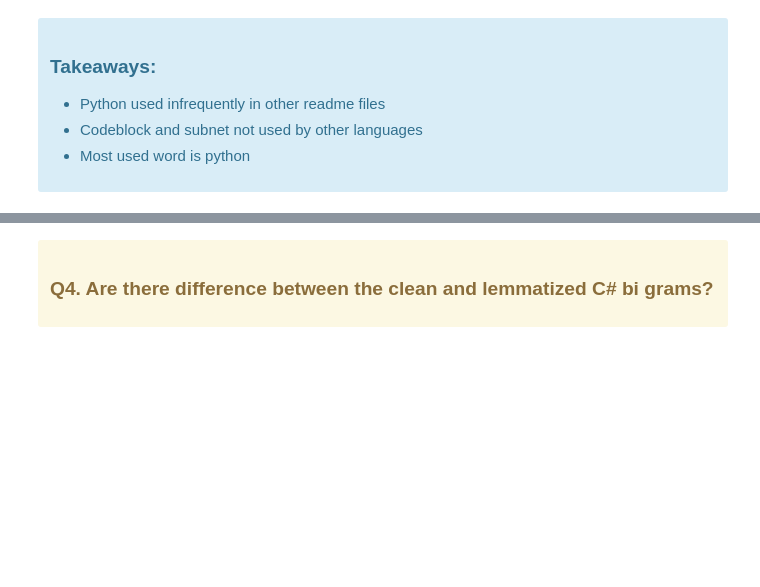
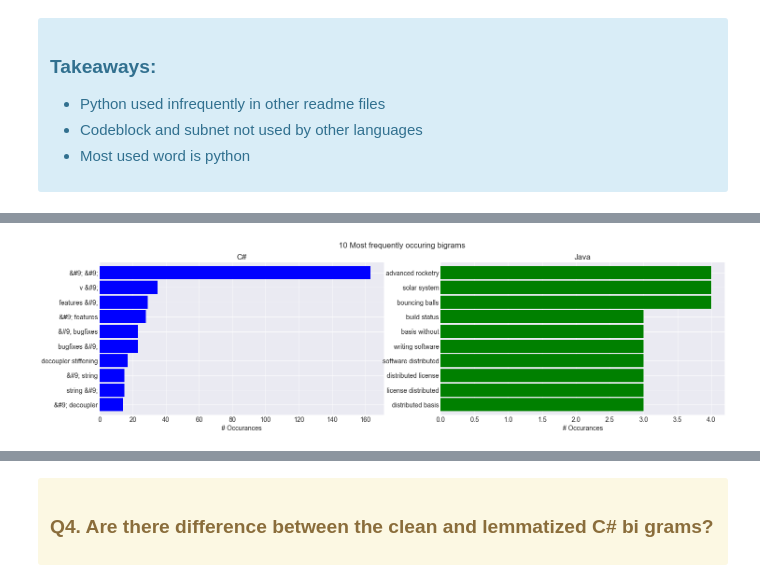
Before and after one commit to Codeup-Mirzakhani-Group1-NLP-Project/Codeup-Mirzakhani-GitHub-Scrape-NLP-Project, a Jupyter notebook: Final_Notebook_Draft.ipynb, the cells around one changed output, grey strips where cells are left out. Drawn from its saved outputs; the diff is of its cells as text; code cells hidden in the pictures; blank space fills up the shorter version.

```diff
--- a/Final_Notebook_Draft.ipynb
+++ b/Final_Notebook_Draft.ipynb
@@ -130,0 +268,5 @@ e.sort_by_language('python',e.cs_freq_clean,e.js_freq_clean, e.jv_freq_clean, e.
+# %%
+# display c# vs java bi-grams
+e.csharp_java_bigrams(e.cs_clean, e.jv_clean)
+# %% [output]
+[figure, added]
```
Also changed, not shown: parts of 58 cells of this notebook.
